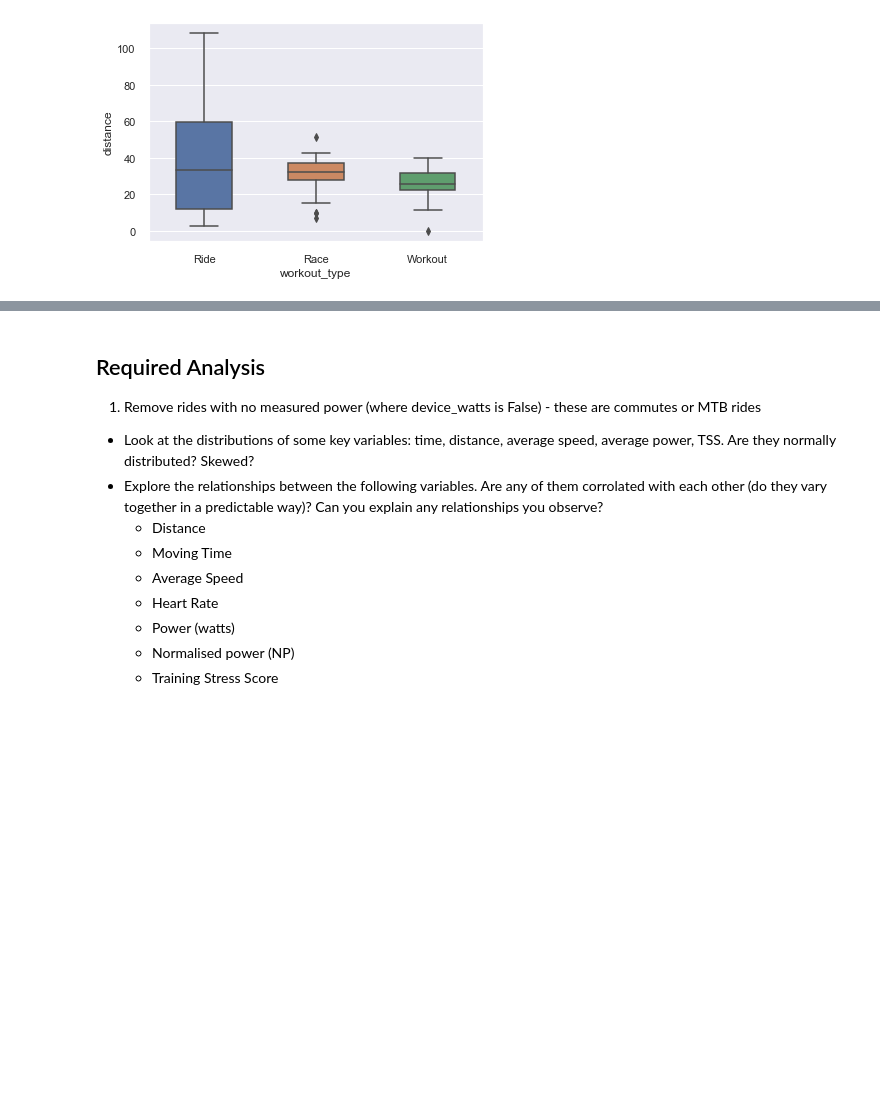
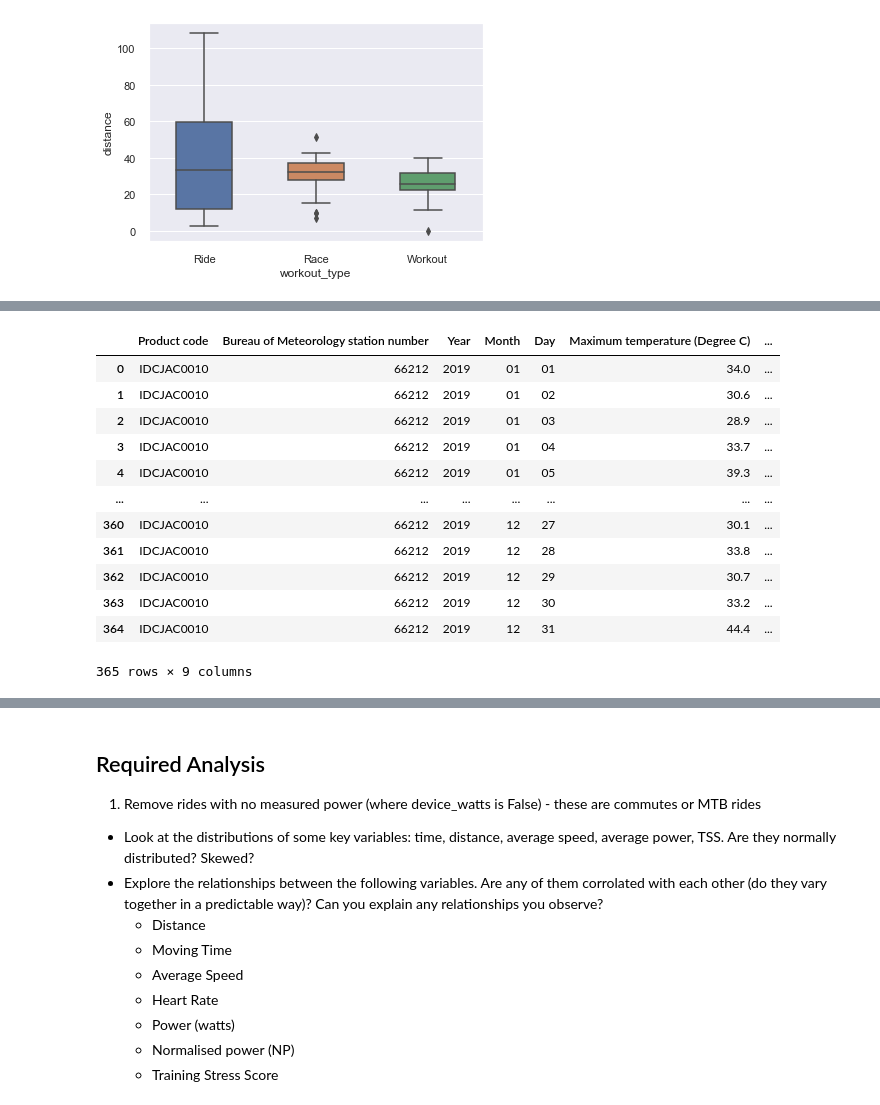
Before and after one commit to mona-piya/DS-portfolio-s1-2021-MonaMunegan, a Jupyter notebook: Portfolio 1.ipynb, the cells around one changed output, grey strips where cells are left out. Drawn from its saved outputs; the diff is of its cells as text; code cells hidden in the pictures; blank space fills up the shorter version.

```diff
--- a/Portfolio 1.ipynb
+++ b/Portfolio 1.ipynb
@@ -491,0 +462,29 @@ weather2019
+# %%
+#weather_data_2019.csv
+weather2019 = pd.read_csv('data/weather_data_2019.csv', skipinitialspace=True)
+
+weather2019['Day'] = weather2019['Day'].apply(str)
+weather2019['Day'] = weather2019['Day'].str.zfill(2)
+weather2019['Month'] = weather2019['Month'].apply(str)
+weather2019['Month'] = weather2019['Month'].str.zfill(2)
+weather2019['Year'] = weather2019['Year'].apply(str)
+
+
+weather2019['Date'] = (weather2019['Year'] + '-' + weather2019['Month'] + '-' + weather2019['Day'])
+weather2019['Date'] = pd.to_datetime(weather2019.Date, format='%Y-%m-%d')
+
+weather2019
+# %% [output]
+|  | Product code | Bureau of Meteorology station number | Year | Month | Day | Maximum temperature (Degree C) | ... |
+| 0 | IDCJAC0010 | 66212 | 2019 | 01 | 01 | 34.0 | ... |
+| 1 | IDCJAC0010 | 66212 | 2019 | 01 | 02 | 30.6 | ... |
+| 2 | IDCJAC0010 | 66212 | 2019 | 01 | 03 | 28.9 | ... |
+| 3 | IDCJAC0010 | 66212 | 2019 | 01 | 04 | 33.7 | ... |
+| 4 | IDCJAC0010 | 66212 | 2019 | 01 | 05 | 39.3 | ... |
+| ... | ... | ... | ... | ... | ... | ... | ... |
+| 360 | IDCJAC0010 | 66212 | 2019 | 12 | 27 | 30.1 | ... |
+| 361 | IDCJAC0010 | 66212 | 2019 | 12 | 28 | 33.8 | ... |
+| 362 | IDCJAC0010 | 66212 | 2019 | 12 | 29 | 30.7 | ... |
+| 363 | IDCJAC0010 | 66212 | 2019 | 12 | 30 | 33.2 | ... |
+| 364 | IDCJAC0010 | 66212 | 2019 | 12 | 31 | 44.4 | ... |
+365 rows × 9 columns
```
Also changed, not shown: parts of 19 cells of this notebook.
